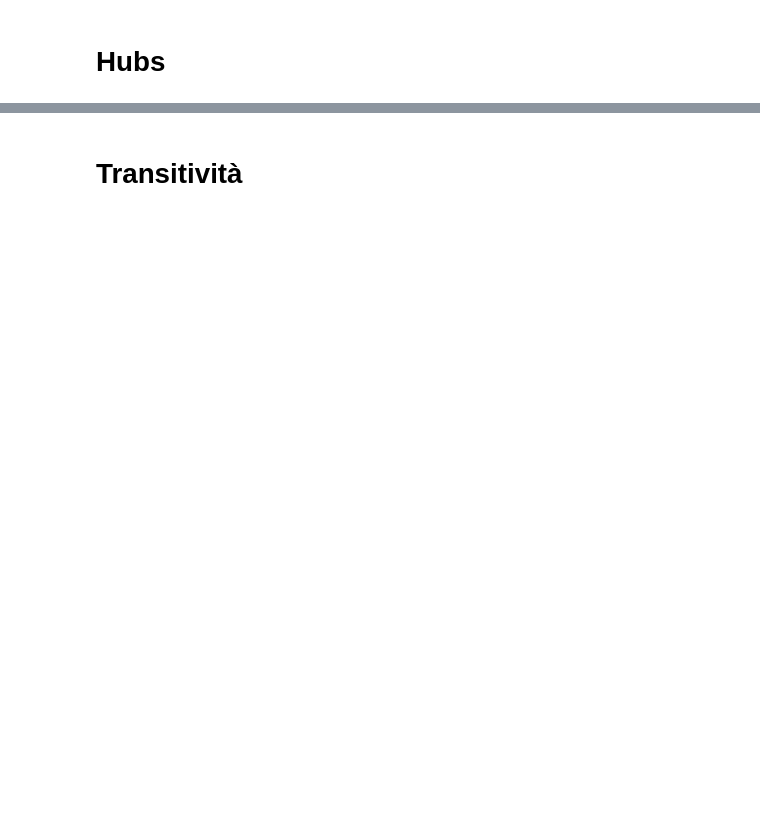
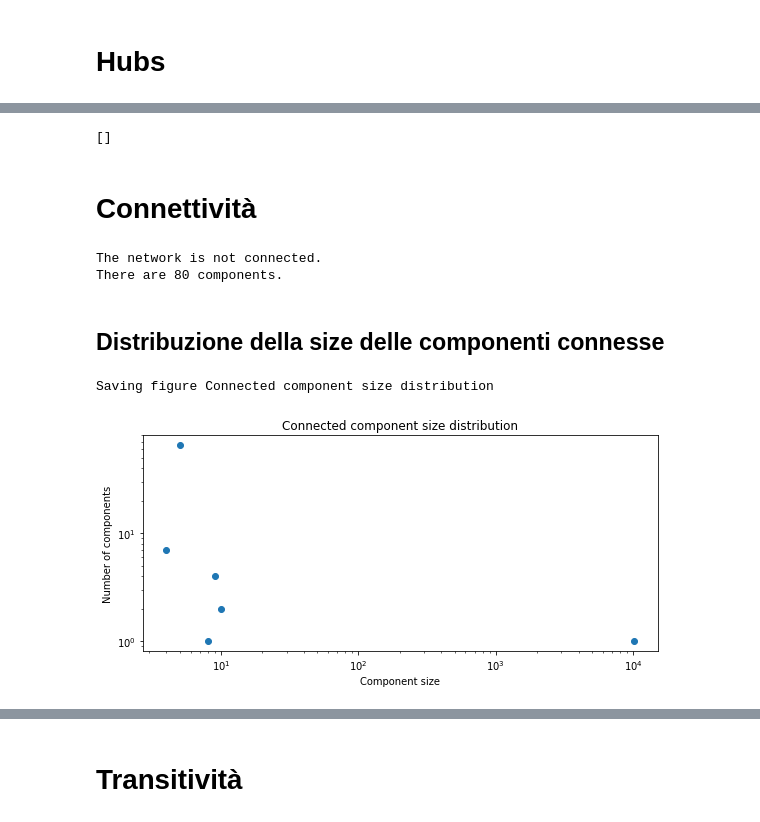
Before and after one commit to eliroc98/progetto_SMM, a Jupyter notebook: 7_network_analysis_classic.ipynb, the cells around one changed output, grey strips where cells are left out. Saved outputs shown, nothing was run; the diff lists cells and outputs as text; code cells hidden in the pictures; blank space fills up the shorter version.

```diff
--- a/7_network_analysis_classic.ipynb
+++ b/7_network_analysis_classic.ipynb
@@ -227,0 +247,46 @@ np.save('analysis/hubs.npy',hub_nodi)
+# %%
+isolates = list(nx.isolates(first_graph))
+print(isolates)
+np.save('analysis/isolates.npy',isolates)
+df_metrics_values_rows.append(('Number of isolates',len(isolates)))
+# %% [output]
+[]
+# %% [markdown]
+# Connettività
+# %%
+print("The network is {}.".format("connected" if nx.is_connected(first_graph) else "not connected"))
+n_components = nx.number_connected_components(first_graph)
+print("There are {} components.".format(n_components))
+df_metrics_values_rows.append(('Number of connected components',n_components))
+# %% [output]
+The network is not connected.
+There are 80 components.
+# %%
+connected_components = []
+for component in nx.connected_components(first_graph):
+    connected_components.append(component)
+np.save('analysis/connected_components.npy',connected_components)
+# %% [markdown]
+## Distribuzione della size delle componenti connesse
+# %%
+x = np.unique([len(c) for c in connected_components])
+
+y = []
+counter=0
+for sz in x:
+    for c in connected_components:
+        if len(c) == sz:
+            counter+=1
+    y.append(counter)
+    counter = 0
+fig_ecdf = plt.figure(figsize=(8,4))
+axes = fig_ecdf.gca()
+axes.loglog(x,y,marker = 'o', ms = 6, linestyle='None')
+axes.set_xlabel('Component size')
+axes.set_ylabel('Number of components')
+plt.title('Connected component size distribution')
+
+save_fig('Connected component size distribution')
+# %% [output]
+Saving figure Connected component size distribution
+[figure, added]
```
Also changed, not shown: parts of 36 cells of this notebook, 14 other files.
